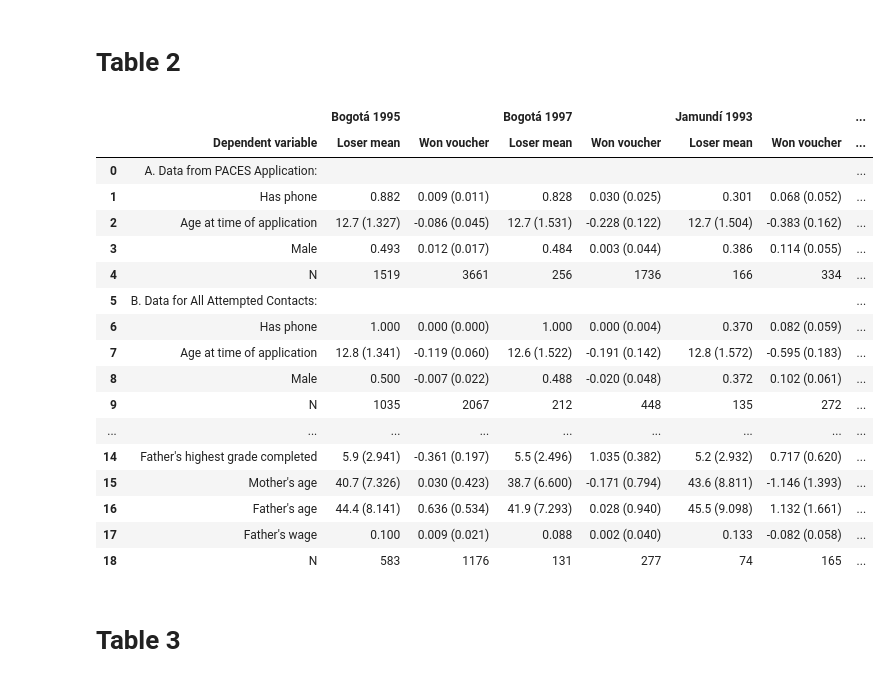
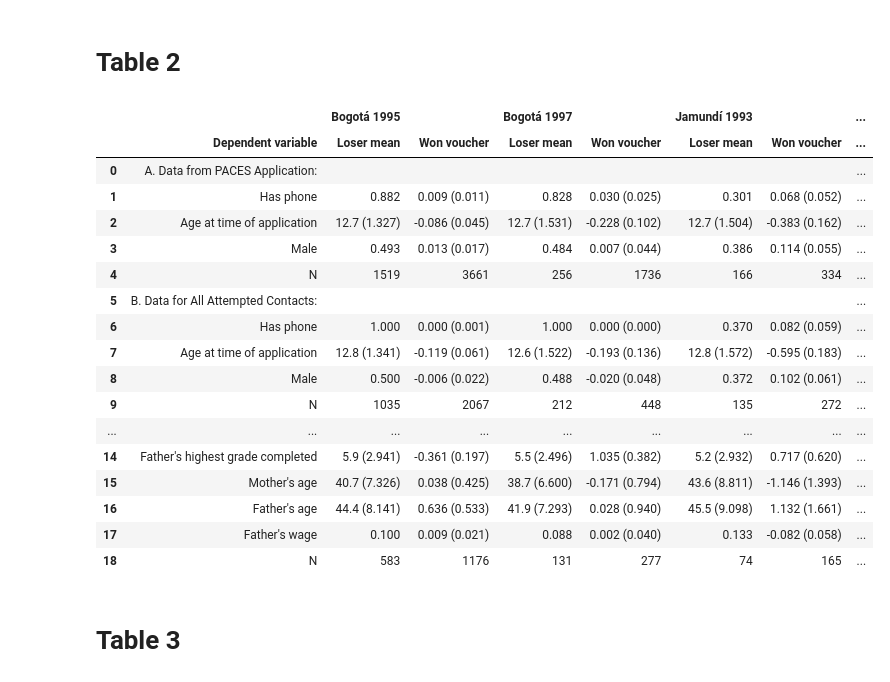
Before and after one commit to jagresti/Computational-Reproduction, a Jupyter notebook: paper_reproduction.ipynb, the cells around one changed output. Cells and saved outputs as stored; diff of their text form; code cells hidden in the pictures.

Commit message:
data, paper + code edits

```diff
--- a/paper_reproduction.ipynb
+++ b/paper_reproduction.ipynb
@@ -44,4 +10,4 @@ Drive already mounted at /content/drive; to attempt to forcibly remount, call dr
 # %%
-df = pd.read_stata(DATADIR/"aerdat4.dta")
+df = pd.read_stata("data/aerdat4.dta")
 df
 # %% [output]
@@ -364,21 +341,8 @@ std         0.0
 # %% [markdown]
 # Table 2
 # %%
-'''
-import pandas as pd
-import matplotlib.pyplot as plt
-import seaborn as sns
-import numpy as np
-import pandas as pd
-from google.colab import drive
-drive.mount('/content/drive')
-!ls "/content/drive/MyDrive/Econ148 Paper 4"
-df = pd.read_stata('/content/drive/MyDrive/Econ148 Paper 4/aerdat4.dta')
-df
-'''
 
-import statsmodels.api as sm
-from statsmodels.formula.api import ols
+
 
 def run_regression(df, outcome, cohort_filter, extra_controls=""):
     subset = df.query(cohort_filter).copy()
@@ -506,45 +470,45 @@ row_labels = {
 table2_full.iloc[:, 0] = table2_full.iloc[:, 0].replace(row_labels)
 
 column_labels = {
     'Bogotá 1995': 'Bogotá 1995',
     'Bogotá 1997': 'Bogotá 1997',
     'Jamundí 1993': 'Jamundí 1993',
     'Combined sample': 'Combined sample',
     'Test-takers': 'Test-takers'
 }
 
 new_columns = ['Dependent variable']
 for cohort in column_labels:
     new_columns.extend([
         f"{column_labels[cohort]} (Loser means)",
         f"{column_labels[cohort]} (Won voucher)"
     ])
 table2_full.columns = new_columns
 
 # Rearraanging
 cohorts = ['Bogotá 1995', 'Bogotá 1997', 'Jamundí 1993', 'Combined sample', 'Test-takers']
 subcols = ['Loser mean', 'Won voucher']
 table2_full.columns = ['Dependent variable'] + [f"{c} - {s}" for c in cohorts for s in subcols]
 table2_arranged = pd.DataFrame(table2_full.values, columns=pd.MultiIndex.from_tuples([('', 'Dependent variable')] + [(c, s) for c in cohorts for s in subcols]))
 table2_arranged = table2_arranged.style.applymap(lambda v: 'font-style: italic' if '. ' in str(v) else '', subset=[('', 'Dependent variable')])
 table2_arranged
 # %% [output]
 |  |  | Bogotá 1995 |  | Bogotá 1997 |  | Jamundí 1993 |  | ... |
 |  | Dependent variable | Loser mean | Won voucher | Loser mean | Won voucher | Loser mean | Won voucher | ... |
 | 0 | A. Data from PACES Application: |  |  |  |  |  |  | ... |
 | 1 | Has phone | 0.882 | 0.009 (0.011) | 0.828 | 0.030 (0.025) | 0.301 | 0.068 (0.052) | ... |
-| 2 | Age at time of application | 12.7 (1.327) | -0.086 (0.045) | 12.7 (1.531) | -0.228 (0.122) | 12.7 (1.504) | -0.383 (0.162) | ... |
-| 3 | Male | 0.493 | 0.012 (0.017) | 0.484 | 0.003 (0.044) | 0.386 | 0.114 (0.055) | ... |
+| 2 | Age at time of application | 12.7 (1.327) | -0.086 (0.045) | 12.7 (1.531) | -0.228 (0.102) | 12.7 (1.504) | -0.383 (0.162) | ... |
+| 3 | Male | 0.493 | 0.013 (0.017) | 0.484 | 0.007 (0.044) | 0.386 | 0.114 (0.055) | ... |
 | 4 | N | 1519 | 3661 | 256 | 1736 | 166 | 334 | ... |
 | 5 | B. Data for All Attempted Contacts: |  |  |  |  |  |  | ... |
-| 6 | Has phone | 1.000 | 0.000 (0.000) | 1.000 | 0.000 (0.004) | 0.370 | 0.082 (0.059) | ... |
-| 7 | Age at time of application | 12.8 (1.341) | -0.119 (0.060) | 12.6 (1.522) | -0.191 (0.142) | 12.8 (1.572) | -0.595 (0.183) | ... |
-| 8 | Male | 0.500 | -0.007 (0.022) | 0.488 | -0.020 (0.048) | 0.372 | 0.102 (0.061) | ... |
+| 6 | Has phone | 1.000 | 0.000 (0.001) | 1.000 | 0.000 (0.000) | 0.370 | 0.082 (0.059) | ... |
+| 7 | Age at time of application | 12.8 (1.341) | -0.119 (0.061) | 12.6 (1.522) | -0.193 (0.136) | 12.8 (1.572) | -0.595 (0.183) | ... |
+| 8 | Male | 0.500 | -0.006 (0.022) | 0.488 | -0.020 (0.048) | 0.372 | 0.102 (0.061) | ... |
 | 9 | N | 1035 | 2067 | 212 | 448 | 135 | 272 | ... |
 | ... | ... | ... | ... | ... | ... | ... | ... | ... |
 | 14 | Father's highest grade completed | 5.9 (2.941) | -0.361 (0.197) | 5.5 (2.496) | 1.035 (0.382) | 5.2 (2.932) | 0.717 (0.620) | ... |
-| 15 | Mother's age | 40.7 (7.326) | 0.030 (0.423) | 38.7 (6.600) | -0.171 (0.794) | 43.6 (8.811) | -1.146 (1.393) | ... |
-| 16 | Father's age | 44.4 (8.141) | 0.636 (0.534) | 41.9 (7.293) | 0.028 (0.940) | 45.5 (9.098) | 1.132 (1.661) | ... |
+| 15 | Mother's age | 40.7 (7.326) | 0.038 (0.425) | 38.7 (6.600) | -0.171 (0.794) | 43.6 (8.811) | -1.146 (1.393) | ... |
+| 16 | Father's age | 44.4 (8.141) | 0.636 (0.533) | 41.9 (7.293) | 0.028 (0.940) | 45.5 (9.098) | 1.132 (1.661) | ... |
 | 17 | Father's wage | 0.100 | 0.009 (0.021) | 0.088 | 0.002 (0.040) | 0.133 | -0.082 (0.058) | ... |
 | 18 | N | 583 | 1176 | 131 | 277 | 74 | 165 | ... |
 # %% [markdown]
```
Also changed, not shown: parts of 20 cells of this notebook, 16 other files.
